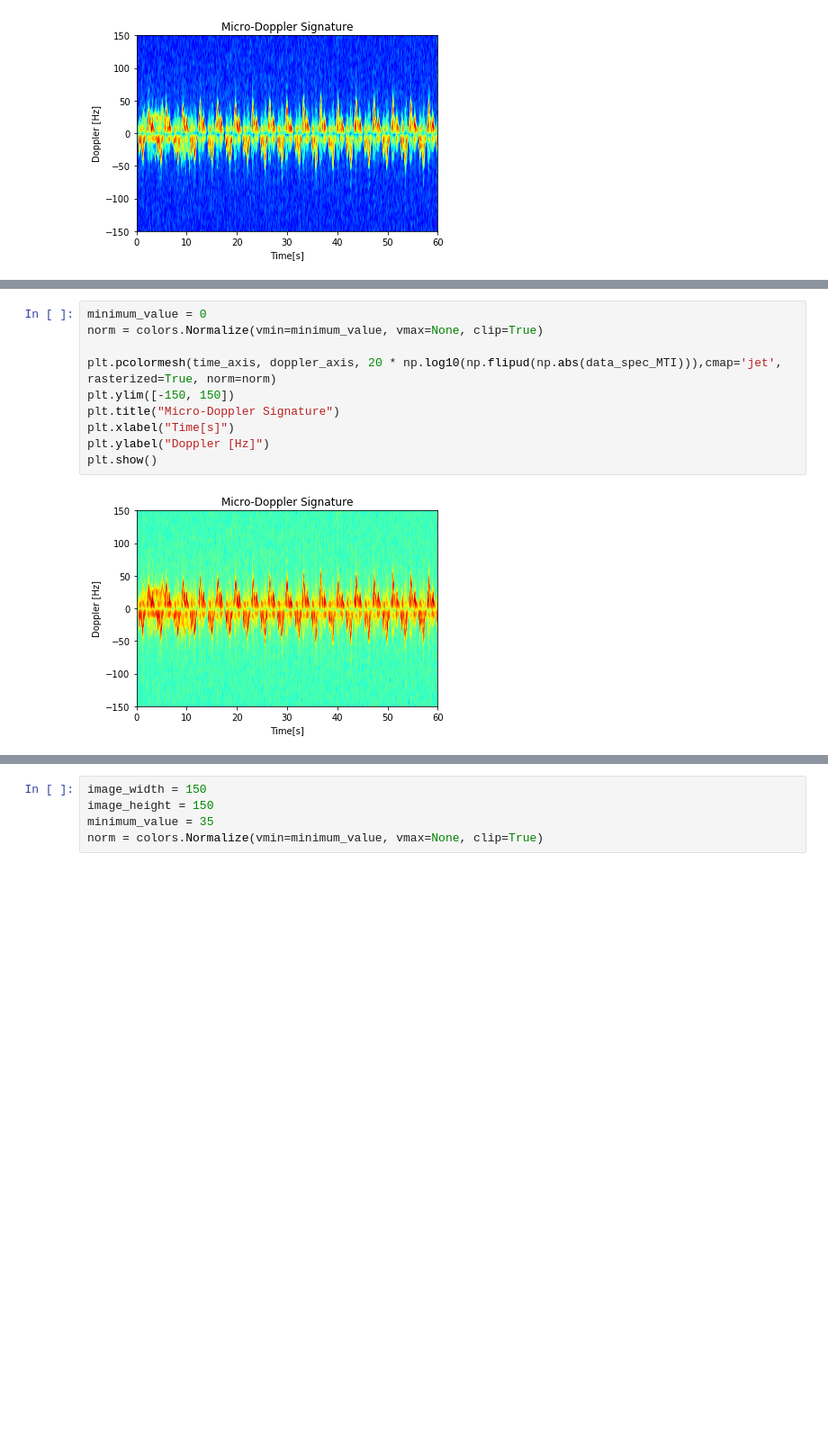
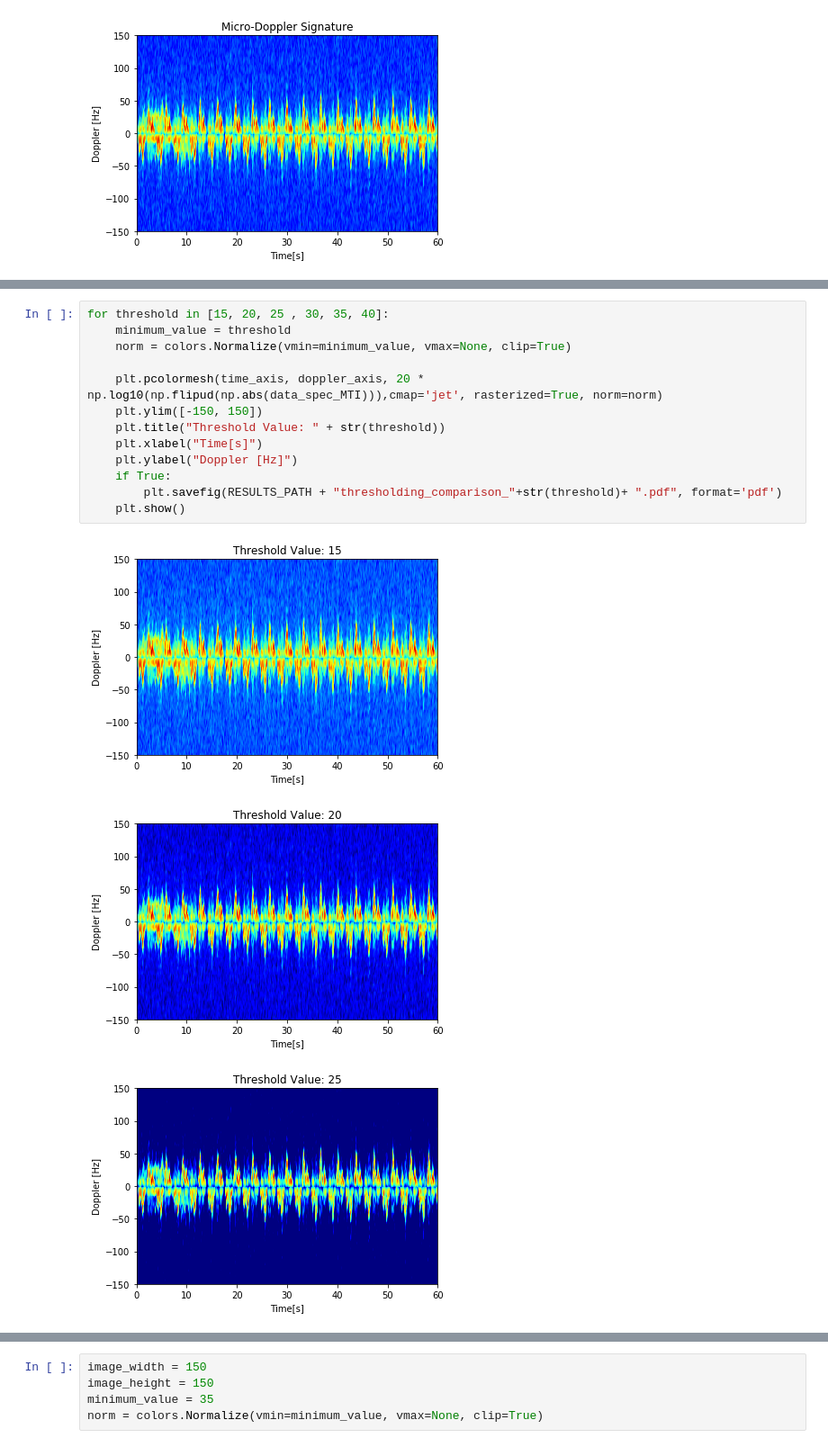
Before and after one commit to Andrew-Mackay/Adapting-the-WaveNet-Deep-Learning-Model-for-RADAR-Classification, a Jupyter notebook: notebooks/03_data_processing_demonstration.ipynb, the cells around one changed output, grey strips where cells are left out. Shown at 90% size. Saved outputs shown, nothing was run; the diff lists cells and outputs as text; blank space fills up the shorter version.

```diff
--- a/notebooks/03_data_processing_demonstration.ipynb
+++ b/notebooks/03_data_processing_demonstration.ipynb
@@ -178,12 +179,17 @@ plt.show()
 # %%
-minimum_value = 0
-norm = colors.Normalize(vmin=minimum_value, vmax=None, clip=True)
+for threshold in [15, 20, 25 , 30, 35, 40]:
+    minimum_value = threshold
+    norm = colors.Normalize(vmin=minimum_value, vmax=None, clip=True)
 
-plt.pcolormesh(time_axis, doppler_axis, 20 * np.log10(np.flipud(np.abs(data_spec_MTI))),cmap='jet', rasterized=True, norm=norm)
-plt.ylim([-150, 150])
-plt.title("Micro-Doppler Signature")
-plt.xlabel("Time[s]")
-plt.ylabel("Doppler [Hz]")
-plt.show()
+    plt.pcolormesh(time_axis, doppler_axis, 20 * np.log10(np.flipud(np.abs(data_spec_MTI))),cmap='jet', rasterized=True, norm=norm)
+    plt.ylim([-150, 150])
+    plt.title("Threshold Value: " + str(threshold))
+    plt.xlabel("Time[s]")
+    plt.ylabel("Doppler [Hz]")
+    if True:
+        plt.savefig(RESULTS_PATH + "thresholding_comparison_"+str(threshold)+ ".pdf", format='pdf')
+    plt.show()
 # %% [output]
-[figure, old version]
+[figure, new version]
+[figure, added]
+[figure, added]
```
Also changed, not shown: parts of 9 cells of this notebook, 49 other files.
